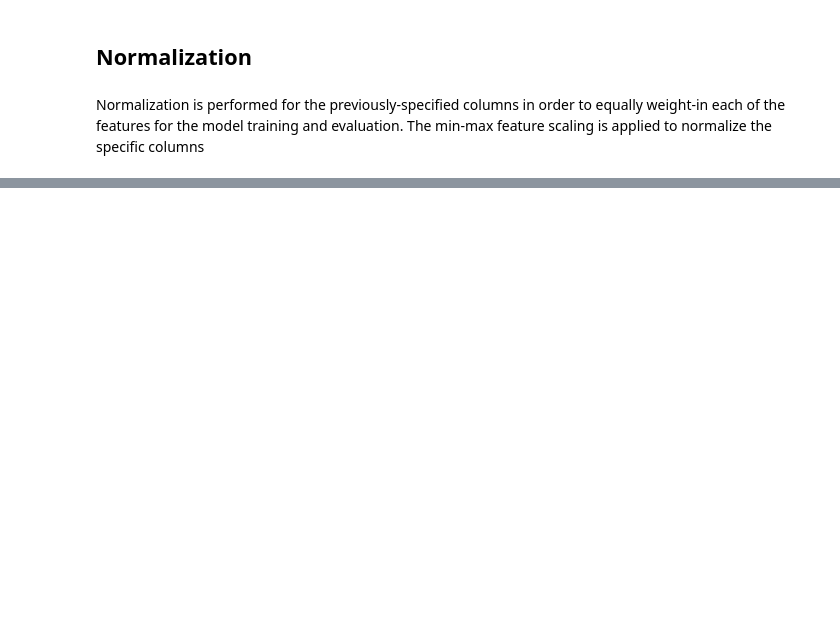
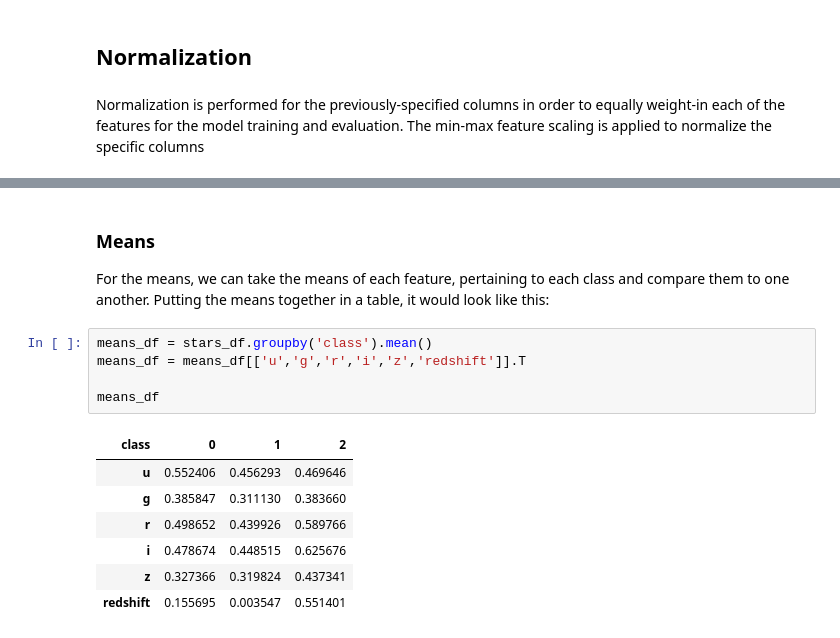
Before and after one commit to Anton1017/STINTSY-MP, a Jupyter notebook: STINTSY MP.ipynb, the cells around one changed output, grey strips where cells are left out. Saved outputs shown, nothing was run; the diff lists cells and outputs as text; blank space fills up the shorter version.

```diff
--- a/STINTSY MP.ipynb
+++ b/STINTSY MP.ipynb
@@ -210,0 +271,17 @@ See the caveats in the documentation: https://pandas.pydata.org/pandas-docs/stab
+# %% [markdown]
+### Means
+
+For the means, we can take the means of each feature, pertaining to each class and compare them to one another. Putting the means together in a table, it would look like this:
+# %%
+means_df = stars_df.groupby('class').mean()
+means_df = means_df[['u','g','r','i','z','redshift']].T
+
+means_df
+# %% [output]
+| class | 0 | 1 | 2 |
+| u | 0.552406 | 0.456293 | 0.469646 |
+| g | 0.385847 | 0.311130 | 0.383660 |
+| r | 0.498652 | 0.439926 | 0.589766 |
+| i | 0.478674 | 0.448515 | 0.625676 |
+| z | 0.327366 | 0.319824 | 0.437341 |
+| redshift | 0.155695 | 0.003547 | 0.551401 |
```
Also changed, not shown: parts of 10 cells of this notebook.
